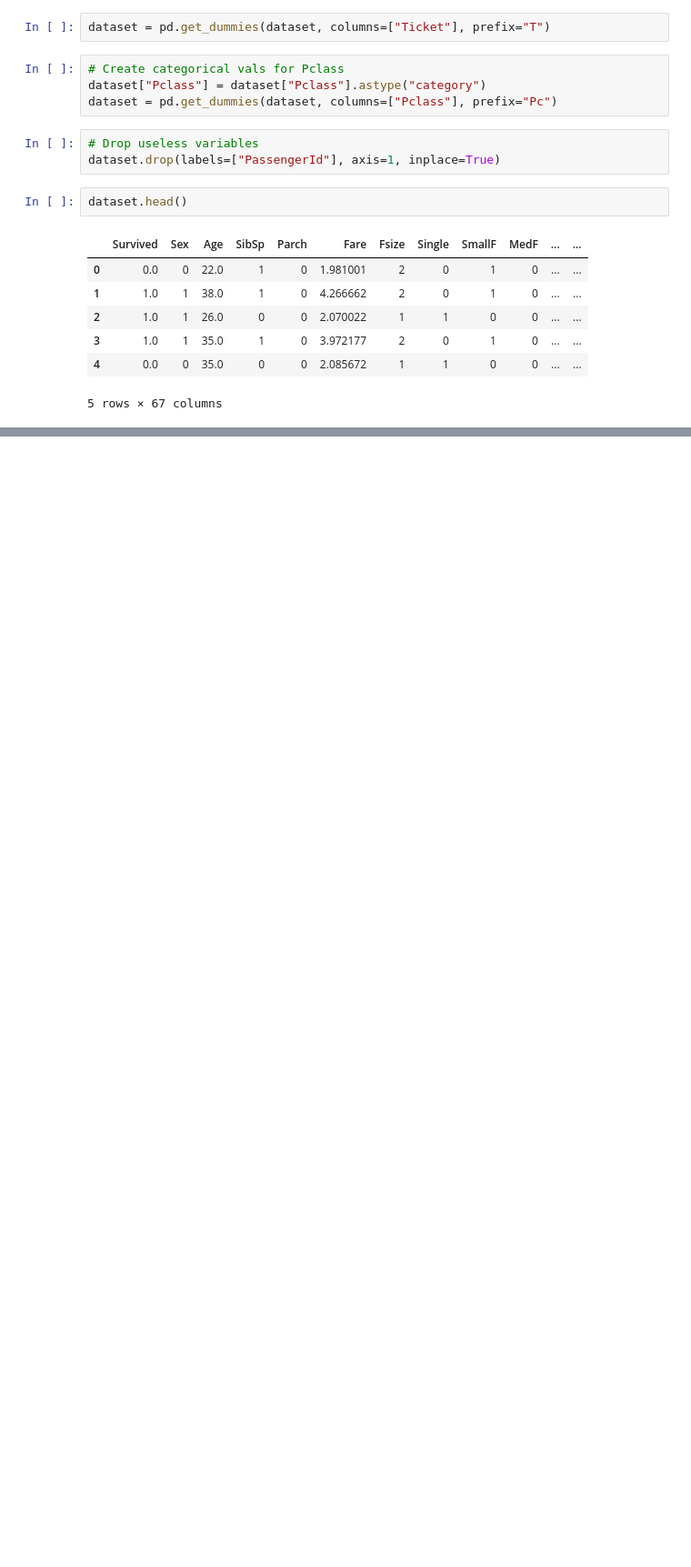
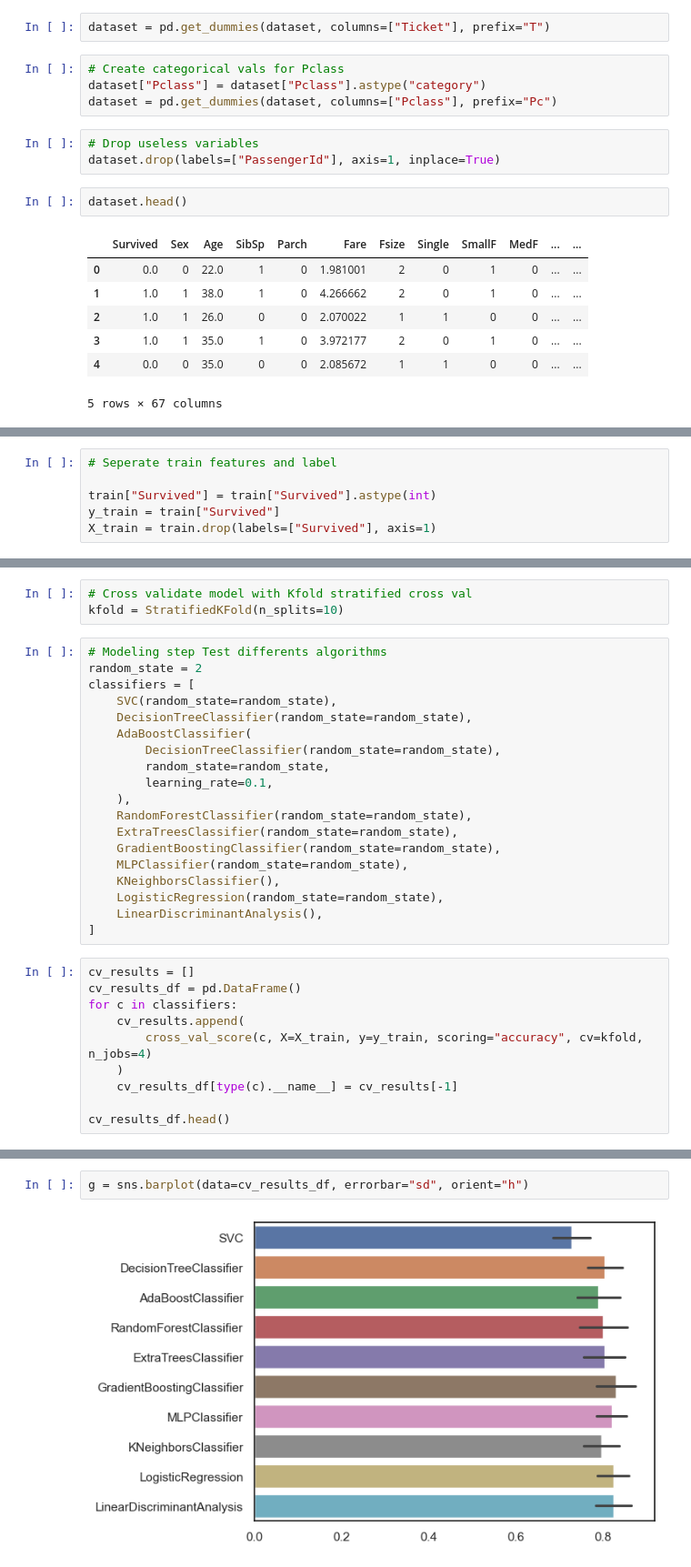
Before and after one commit to geniemo/kaggle-transcription, a Jupyter notebook: Titanic-Machine-Learning-From-Disaster/Titanic Top 4% with ensemble modeling/2.ipynb, the cells around one changed output, grey strips where cells are left out. Shown at 91% size. Cells and saved outputs as stored; diff of their text form; blank space fills up the shorter version.

Commit message:
Titanic Top 4% with ensemble modeling - 6. Modeling, 2회 필사 완료

```diff
--- a/Titanic-Machine-Learning-From-Disaster/Titanic Top 4% with ensemble modeling/2.ipynb
+++ b/Titanic-Machine-Learning-From-Disaster/Titanic Top 4% with ensemble modeling/2.ipynb
@@ -833,0 +841,6 @@ dataset.head()
+# %%
+# Seperate train features and label
+
+train["Survived"] = train["Survived"].astype(int)
+y_train = train["Survived"]
+X_train = train.drop(labels=["Survived"], axis=1)
@@ -833,0 +864,32 @@ dataset.head()
+# %%
+# Cross validate model with Kfold stratified cross val
+kfold = StratifiedKFold(n_splits=10)
+# %%
+# Modeling step Test differents algorithms
+random_state = 2
+classifiers = [
+    SVC(random_state=random_state),
+    DecisionTreeClassifier(random_state=random_state),
+    AdaBoostClassifier(
+        DecisionTreeClassifier(random_state=random_state),
+        random_state=random_state,
+        learning_rate=0.1,
+    ),
+    RandomForestClassifier(random_state=random_state),
+    ExtraTreesClassifier(random_state=random_state),
+    GradientBoostingClassifier(random_state=random_state),
+    MLPClassifier(random_state=random_state),
+    KNeighborsClassifier(),
+    LogisticRegression(random_state=random_state),
+    LinearDiscriminantAnalysis(),
+]
+# %%
+cv_results = []
+cv_results_df = pd.DataFrame()
+for c in classifiers:
+    cv_results.append(
+        cross_val_score(c, X=X_train, y=y_train, scoring="accuracy", cv=kfold, n_jobs=4)
+    )
+    cv_results_df[type(c).__name__] = cv_results[-1]
+
+cv_results_df.head()
@@ -833,0 +903,4 @@ dataset.head()
+# %%
+g = sns.barplot(data=cv_results_df, errorbar="sd", orient="h")
+# %% [output]
+[figure, added]
```
Also changed, not shown: parts of 37 cells of this notebook.
